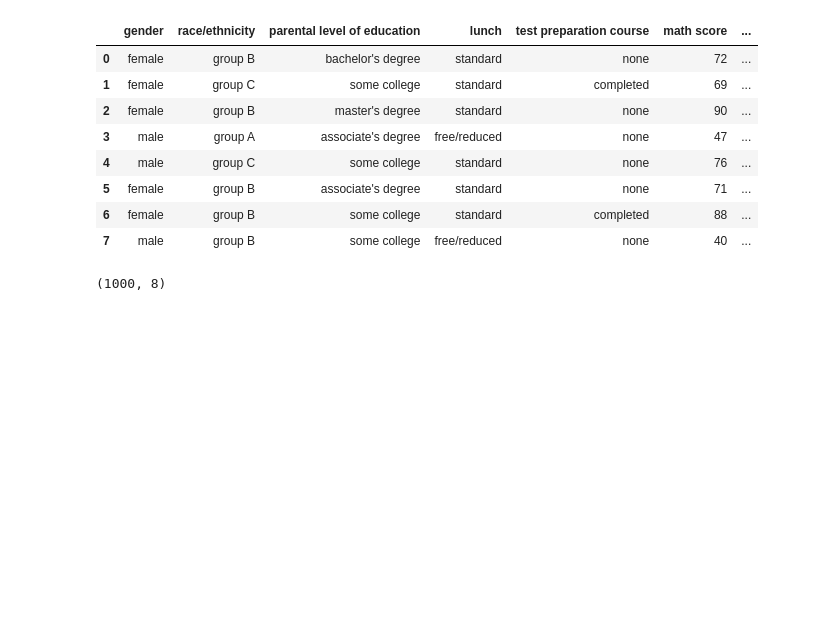
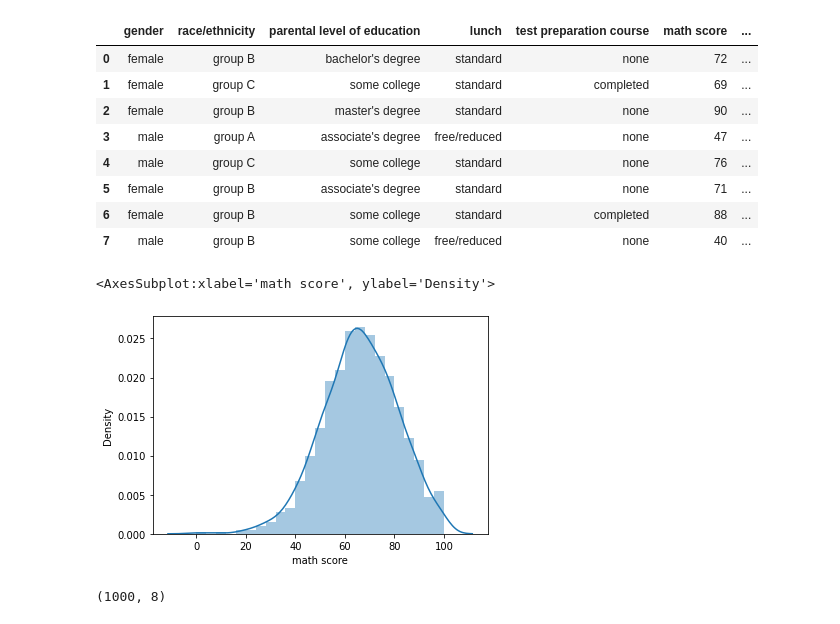
Before and after one commit to Denniels/Fundamentos-data-sciens, a Jupyter notebook: Titanic.ipynb, the cells around one changed output. Saved outputs shown, nothing was run; the diff lists cells and outputs as text; code cells hidden in the pictures; blank space fills up the shorter version.

```diff
--- a/Titanic.ipynb
+++ b/Titanic.ipynb
@@ -233,6 +234,11 @@ exam_data.head(8)
 | 5 | female | group B | associate's degree | standard | none | 71 | ... |
 | 6 | female | group B | some college | standard | completed | 88 | ... |
 | 7 | male | group B | some college | free/reduced | none | 40 | ... |
+# %%
+sns.distplot(exam_data['math score'].dropna())#, rug=True, fit=stats.norm
+# %% [output]
+<AxesSubplot:xlabel='math score', ylabel='Density'>
+[figure, added]
 # %%
 exam_data.shape
 # %% [output]
```
Also changed, not shown: parts of 4 cells of this notebook, 6 other files.
